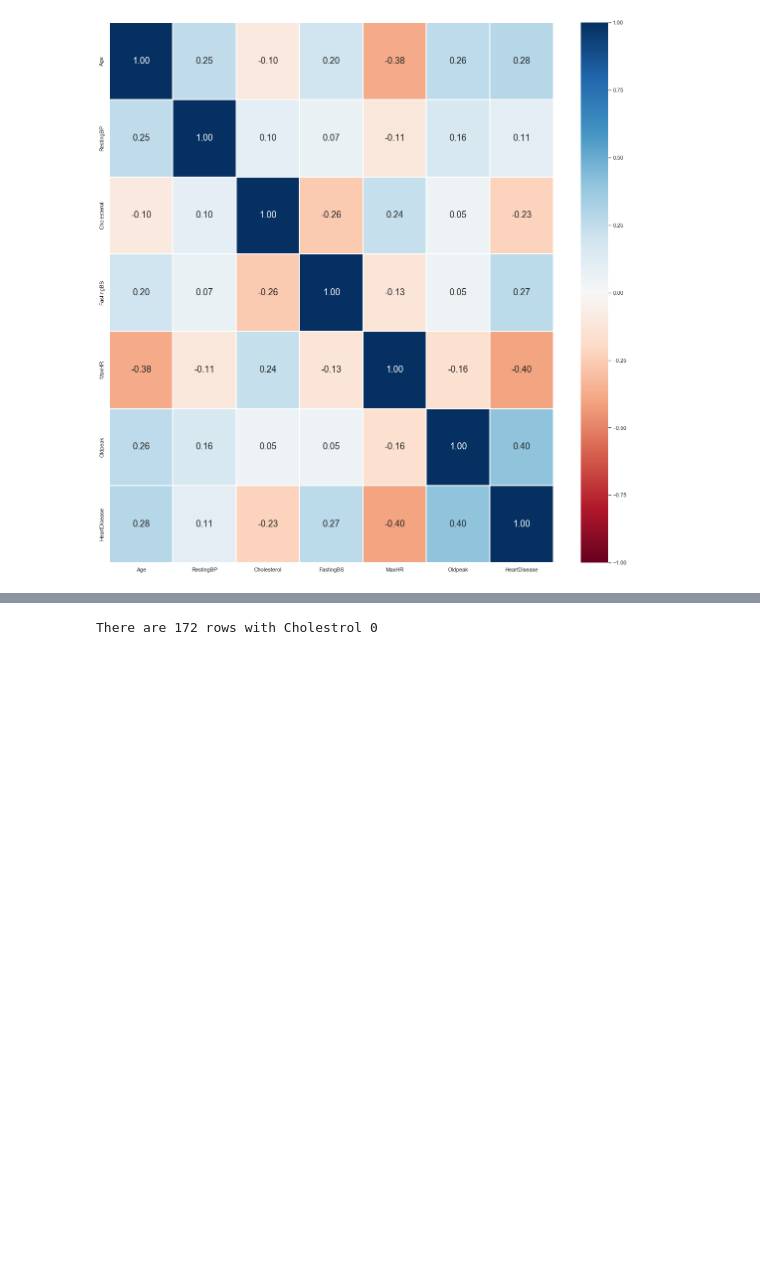
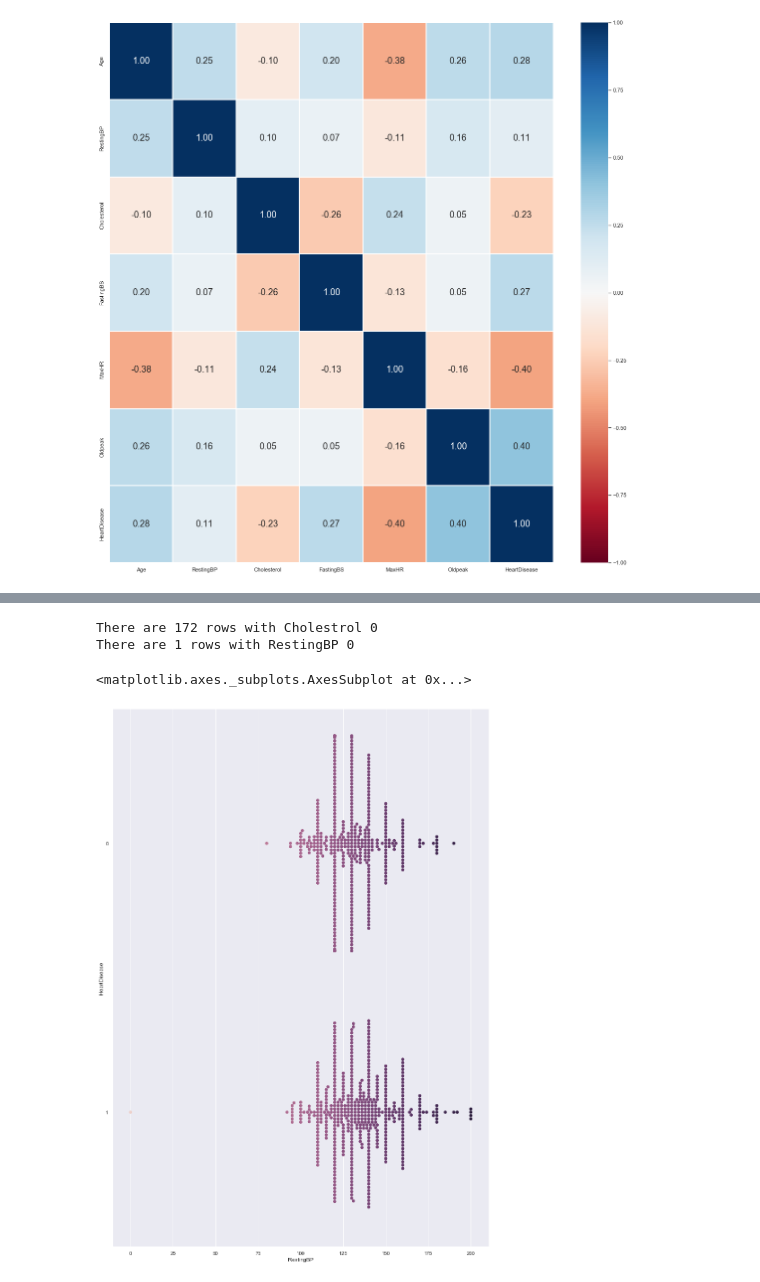
Before and after one commit to bryantan285/SC1015-Project, a Jupyter notebook: project.ipynb, the cells around one changed output, grey strips where cells are left out. Saved outputs shown, nothing was run; the diff lists cells and outputs as text; code cells hidden in the pictures; blank space fills up the shorter version.

```diff
--- a/project.ipynb
+++ b/project.ipynb
@@ -116,6 +116,14 @@ sb.stripplot(data=df, x="Age", y="HeartDisease", hue="HeartDisease", orient="h",
 # %%
 print("There are " + str(df[(df['Cholesterol'] == 0)].shape[0]) + " rows with Cholestrol 0")
+print("There are " + str(df[(df['RestingBP'] == 0)].shape[0]) + " rows with RestingBP 0")
 # %% [output]
 There are 172 rows with Cholestrol 0
+There are 1 rows with RestingBP 0
+# %%
+f = plt.figure(figsize=(15, 22))
+sb.swarmplot(data=df, x="RestingBP", y="HeartDisease", hue="RestingBP", orient="h", size=7, legend=False)
+# %% [output]
+<matplotlib.axes._subplots.AxesSubplot at 0x...>
+[figure, added]
 # %%
 f = plt.figure(figsize=(15, 10))
```
Also changed, not shown: parts of 5 cells of this notebook.
